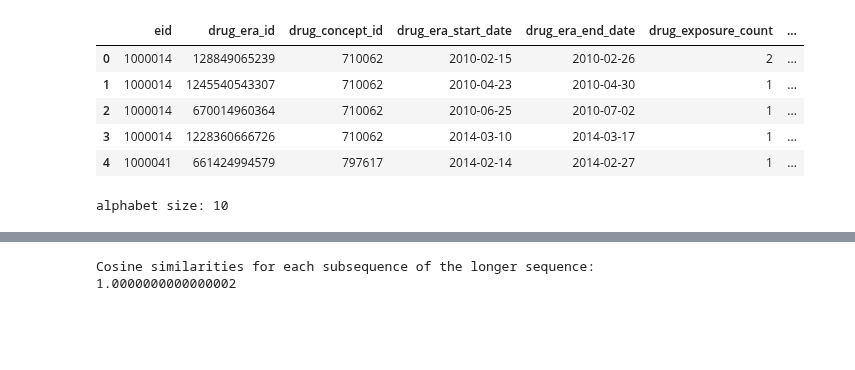
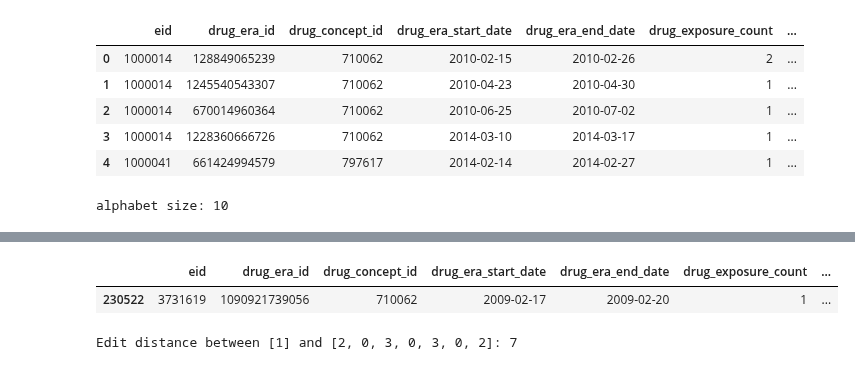
Before and after one commit to spicadust/Project_PerMed, a Jupyter notebook: notebooks/pattern/pattern_score.ipynb, the cells around one changed output, grey strips where cells are left out. Cells and saved outputs as stored; diff of their text form; code cells hidden in the pictures; blank space fills up the shorter version.

Commit message:
Add clustering by edit distance score

```diff
--- a/notebooks/pattern/pattern_score.ipynb
+++ b/notebooks/pattern/pattern_score.ipynb
@@ -205,10 +72,51 @@ Cosine similarities for each subsequence of the longer sequence: 1.0000000000000
 # Example Usage
 sequence1 = sequences[10]
 sequence2 = sequences[12]
-
-# Compute cosine similarities
-similarities = sliding_window_cosine_similarity(sequence1, sequence2, alphabet_size)
-
-print("Cosine similarities for each subsequence of the longer sequence:", similarities)
-# %% [output]
-Cosine similarities for each subsequence of the longer sequence: 1.0000000000000002
+# %%
+df_n06a[df_n06a["eid"] == eids[10]]
+# %% [output]
+|  | eid | drug_era_id | drug_concept_id | drug_era_start_date | drug_era_end_date | drug_exposure_count | ... |
+| 230522 | 3731619 | 1090921739056 | 710062 | 2009-02-17 | 2009-02-20 | 1 | ... |
+# %%
+def sequence_edit_distance(seq1: list, seq2: list) -> int:
+    """
+    Calculate the minimum edit distance between two numerical sequences.
+    Operations allowed: insertion, deletion, substitution
+
+    Args:
+        seq1: First sequence of numbers
+        seq2: Second sequence of numbers
+
+    Returns:
+        int: Minimum number of operations required to transform seq1 into seq2
+    """
+    # Create matrix of size (m+1)x(n+1)
+    m, n = len(seq1), len(seq2)
+    dp = [[0] * (n + 1) for _ in range(m + 1)]
+
+    # Initialize first row and column
+    for i in range(m + 1):
+        dp[i][0] = i
+    for j in range(n + 1):
+        dp[0][j] = j
+
+    # Fill the matrix
+    for i in range(1, m + 1):
+        for j in range(1, n + 1):
+            if seq1[i - 1] == seq2[j - 1]:
+                dp[i][j] = dp[i - 1][j - 1]
+            else:
+                dp[i][j] = 1 + min(
+                    dp[i - 1][j],  # deletion
+                    dp[i][j - 1],  # insertion
+                    dp[i - 1][j - 1],  # substitution
+                )
+
+    return dp[m][n]
+
+
+# Example usage:
+distance = sequence_edit_distance(sequence1, sequence2)
+print(f"Edit distance between {sequence1} and {sequence2}: {distance}")
+# %% [output]
+Edit distance between [1] and [2, 0, 3, 0, 3, 0, 2]: 7
```
Also changed, not shown: parts of 6 cells of this notebook.
